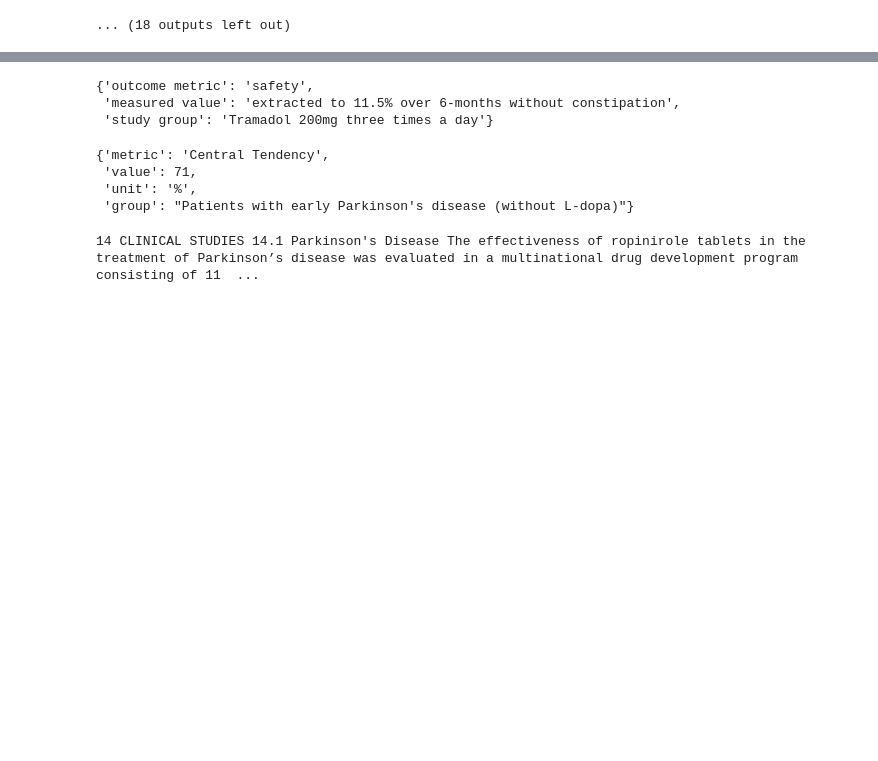
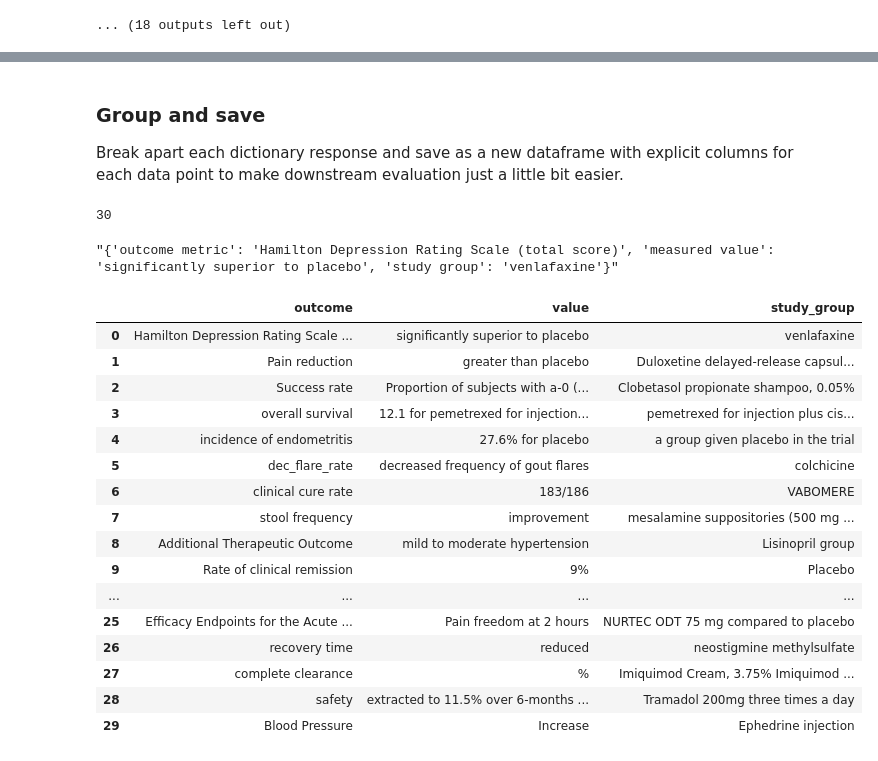
Before and after one commit to GenomicMedLab/fda-nlp, a Jupyter notebook: DGIdb/random-test/outlines/scratch.ipynb, the cells around one changed output, grey strips where cells are left out. Saved outputs shown, nothing was run; the diff lists cells and outputs as text; code cells hidden in the pictures; blank space fills up the shorter version.

```diff
--- a/DGIdb/random-test/outlines/scratch.ipynb
+++ b/DGIdb/random-test/outlines/scratch.ipynb
@@ -128,17 +130,45 @@ test_run['clinical_studies'][33]
-# %%
-test_run['outcome_raw'][33]
-# %% [output]
-{'outcome metric': 'safety',
- 'measured value': 'extracted to 11.5% over 6-months without constipation',
- 'study group': 'Tramadol 200mg three times a day'}
-# %%
-test_run['outcome_raw'][1]
-# %% [output]
-{'metric': 'Central Tendency',
- 'value': 71,
- 'unit': '%',
- 'group': "Patients with early Parkinson's disease (without L-dopa)"}
-# %%
-print(test_run['clinical_studies'][1])
-# %% [output]
-14 CLINICAL STUDIES 14.1 Parkinson's Disease The effectiveness of ropinirole tablets in the treatment of Parkinson’s disease was evaluated in a multinational drug development program consisting of 11  ...
+# %% [markdown]
+### Group and save
+Break apart each dictionary response and save as a new dataframe with explicit columns for each data point to make downstream evaluation just a little bit easier.
+# %%
+import pandas as pd
+
+results = pd.read_excel('20240607_llm-mistral.xlsx')
+
+print(len(results['outcome_raw']))
+results['outcome_raw'][0]
+# %% [output]
+30
+"{'outcome metric': 'Hamilton Depression Rating Scale (total score)', 'measured value': 'significantly superior to placebo', 'study group': 'venlafaxine'}"
+# %%
+import ast
+outcomes = []
+values = []
+study_groups = []
+
+for clinical_outcome in results['outcome_raw']:
+    convert = ast.literal_eval(clinical_outcome)
+    outcomes.append(convert['outcome metric'])
+    values.append(convert['measured value'])
+    study_groups.append(convert['study group'])
+
+clinical_outcomes_df = pd.DataFrame().assign(outcome=outcomes,value=values,study_group=study_groups)
+clinical_outcomes_df
+# %% [output]
+|  | outcome | value | study_group |
+| 0 | Hamilton Depression Rating Scale ... | significantly superior to placebo | venlafaxine |
+| 1 | Pain reduction | greater than placebo | Duloxetine delayed-release capsul... |
+| 2 | Success rate | Proportion of subjects with a-0 (... | Clobetasol propionate shampoo, 0.05% |
+| 3 | overall survival | 12.1 for pemetrexed for injection... | pemetrexed for injection plus cis... |
+| 4 | incidence of endometritis | 27.6% for placebo | a group given placebo in the trial |
+| 5 | dec_flare_rate | decreased frequency of gout flares | colchicine |
+| 6 | clinical cure rate | 183/186 | VABOMERE |
+| 7 | stool frequency | improvement | mesalamine suppositories (500 mg ... |
+| 8 | Additional Therapeutic Outcome | mild to moderate hypertension | Lisinopril group |
+| 9 | Rate of clinical remission | 9% | Placebo |
+| ... | ... | ... | ... |
+| 25 | Efficacy Endpoints for the Acute ... | Pain freedom at 2 hours | NURTEC ODT 75 mg compared to placebo |
+| 26 | recovery time | reduced | neostigmine methylsulfate |
+| 27 | complete clearance | % | Imiquimod Cream, 3.75% Imiquimod ... |
+| 28 | safety | extracted to 11.5% over 6-months ... | Tramadol 200mg three times a day |
+| 29 | Blood Pressure | Increase | Ephedrine injection |
```
Also changed, not shown: parts of 13 cells of this notebook, 6 other files.
